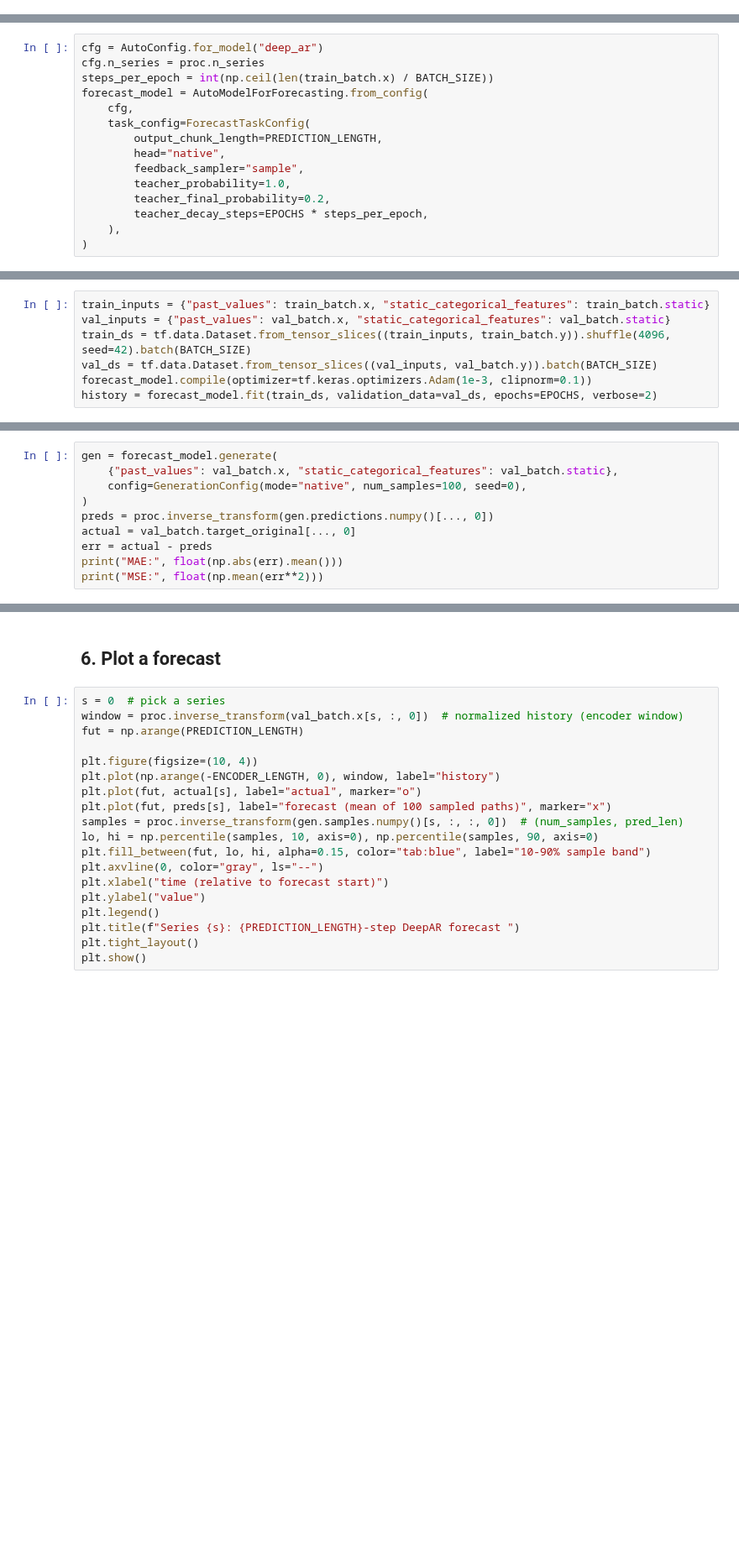
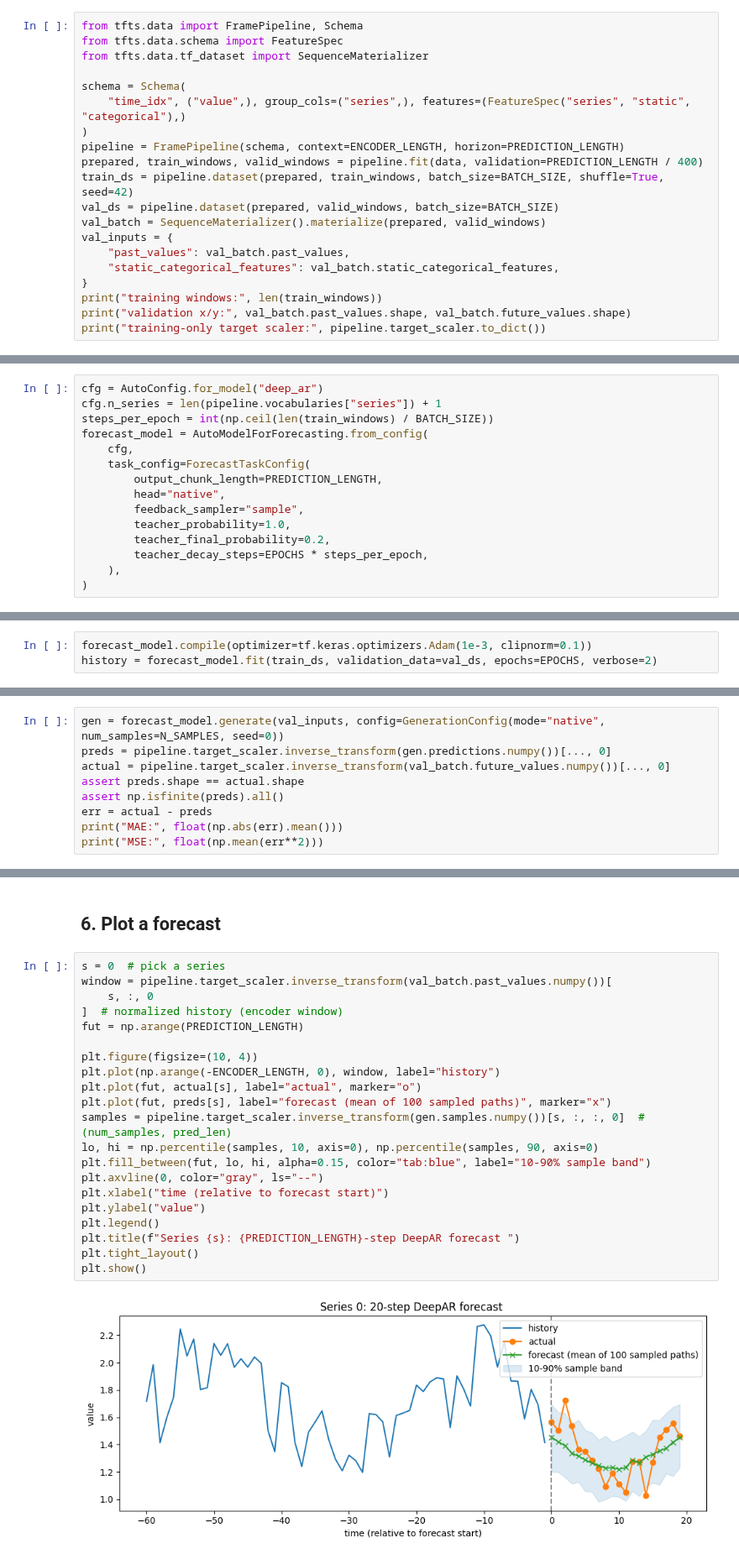
Before and after one commit to LongxingTan/Time-series-prediction, a Jupyter notebook: docs/source/tutorials/deepar_ar_demo.ipynb, the cells around one changed output, grey strips where cells are left out. Shown at 84% size. Saved outputs shown, nothing was run; the diff lists cells and outputs as text; blank space fills up the shorter version.

```diff
--- a/docs/source/tutorials/deepar_ar_demo.ipynb
+++ b/docs/source/tutorials/deepar_ar_demo.ipynb
@@ -61,0 +66,20 @@ print("val   x:", val_batch.x.shape, "  y:", val_batch.y.shape)
+# %%
+from tfts.data import FramePipeline, Schema
+from tfts.data.schema import FeatureSpec
+from tfts.data.tf_dataset import SequenceMaterializer
+
+schema = Schema(
+    "time_idx", ("value",), group_cols=("series",), features=(FeatureSpec("series", "static", "categorical"),)
+)
+pipeline = FramePipeline(schema, context=ENCODER_LENGTH, horizon=PREDICTION_LENGTH)
+prepared, train_windows, valid_windows = pipeline.fit(data, validation=PREDICTION_LENGTH / 400)
+train_ds = pipeline.dataset(prepared, train_windows, batch_size=BATCH_SIZE, shuffle=True, seed=42)
+val_ds = pipeline.dataset(prepared, valid_windows, batch_size=BATCH_SIZE)
+val_batch = SequenceMaterializer().materialize(prepared, valid_windows)
+val_inputs = {
+    "past_values": val_batch.past_values,
+    "static_categorical_features": val_batch.static_categorical_features,
+}
+print("training windows:", len(train_windows))
+print("validation x/y:", val_batch.past_values.shape, val_batch.future_values.shape)
+print("training-only target scaler:", pipeline.target_scaler.to_dict())
@@ -64,8 +92,8 @@ print("val   x:", val_batch.x.shape, "  y:", val_batch.y.shape)
 Use canonical target histories and static series IDs. The task owns Gaussian NLL and scheduled sampling.
 # %%
 cfg = AutoConfig.for_model("deep_ar")
-cfg.n_series = proc.n_series
-steps_per_epoch = int(np.ceil(len(train_batch.x) / BATCH_SIZE))
+cfg.n_series = len(pipeline.vocabularies["series"]) + 1
+steps_per_epoch = int(np.ceil(len(train_windows) / BATCH_SIZE))
 forecast_model = AutoModelForForecasting.from_config(
     cfg,
     task_config=ForecastTaskConfig(
@@ -81,9 +109,5 @@ forecast_model = AutoModelForForecasting.from_config(
 ## 4. Train with scheduled sampling
 The task's default objective is Gaussian negative log likelihood. Teacher probability decays from 1.0 to 0.2 over training.
 # %%
-train_inputs = {"past_values": train_batch.x, "static_categorical_features": train_batch.static}
-val_inputs = {"past_values": val_batch.x, "static_categorical_features": val_batch.static}
-train_ds = tf.data.Dataset.from_tensor_slices((train_inputs, train_batch.y)).shuffle(4096, seed=42).batch(BATCH_SIZE)
-val_ds = tf.data.Dataset.from_tensor_slices((val_inputs, val_batch.y)).batch(BATCH_SIZE)
 forecast_model.compile(optimizer=tf.keras.optimizers.Adam(1e-3, clipnorm=0.1))
 history = forecast_model.fit(train_ds, validation_data=val_ds, epochs=EPOCHS, verbose=2)
@@ -93,12 +136,11 @@ history = forecast_model.fit(train_ds, validation_data=val_ds, epochs=EPOCHS, ve
 `generate()` draws complete trajectories, feeding each sampled value into the next step.
 Inverse-transform the mean predictions and samples to report and plot original units.
 # %%
-gen = forecast_model.generate(
-    {"past_values": val_batch.x, "static_categorical_features": val_batch.static},
-    config=GenerationConfig(mode="native", num_samples=100, seed=0),
-)
-preds = proc.inverse_transform(gen.predictions.numpy()[..., 0])
-actual = val_batch.target_original[..., 0]
+gen = forecast_model.generate(val_inputs, config=GenerationConfig(mode="native", num_samples=N_SAMPLES, seed=0))
+preds = pipeline.target_scaler.inverse_transform(gen.predictions.numpy())[..., 0]
+actual = pipeline.target_scaler.inverse_transform(val_batch.future_values.numpy())[..., 0]
+assert preds.shape == actual.shape
+assert np.isfinite(preds).all()
 err = actual - preds
 print("MAE:", float(np.abs(err).mean()))
 print("MSE:", float(np.mean(err**2)))
@@ -106,23 +151,27 @@ print("MSE:", float(np.mean(err**2)))
 ## 6. Plot a forecast
 # %%
 s = 0  # pick a series
-window = proc.inverse_transform(val_batch.x[s, :, 0])  # normalized history (encoder window)
+window = pipeline.target_scaler.inverse_transform(val_batch.past_values.numpy())[
+    s, :, 0
+]  # normalized history (encoder window)
 fut = np.arange(PREDICTION_LENGTH)
 
 plt.figure(figsize=(10, 4))
 plt.plot(np.arange(-ENCODER_LENGTH, 0), window, label="history")
 plt.plot(fut, actual[s], label="actual", marker="o")
 plt.plot(fut, preds[s], label="forecast (mean of 100 sampled paths)", marker="x")
-samples = proc.inverse_transform(gen.samples.numpy()[s, :, :, 0])  # (num_samples, pred_len)
+samples = pipeline.target_scaler.inverse_transform(gen.samples.numpy())[s, :, :, 0]  # (num_samples, pred_len)
 lo, hi = np.percentile(samples, 10, axis=0), np.percentile(samples, 90, axis=0)
 plt.fill_between(fut, lo, hi, alpha=0.15, color="tab:blue", label="10-90% sample band")
 plt.axvline(0, color="gray", ls="--")
 plt.xlabel("time (relative to forecast start)")
 plt.ylabel("value")
 plt.legend()
 plt.title(f"Series {s}: {PREDICTION_LENGTH}-step DeepAR forecast ")
 plt.tight_layout()
 plt.show()
+# %% [output]
+[figure, added]
 # %% [markdown]
 ## 7. Save, reload, and run inference
 Use `generate()` for ancestral-sampling inference on the restored model.
```
Also changed, not shown: parts of 11 cells of this notebook, 23 other files.
